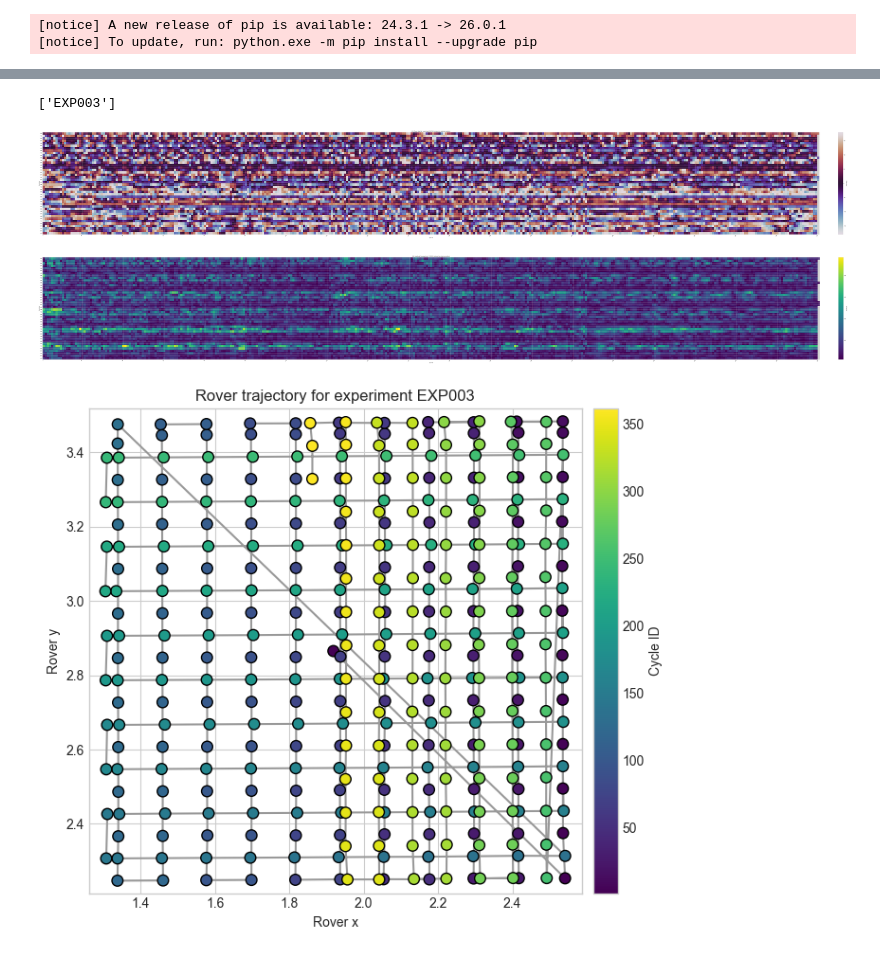
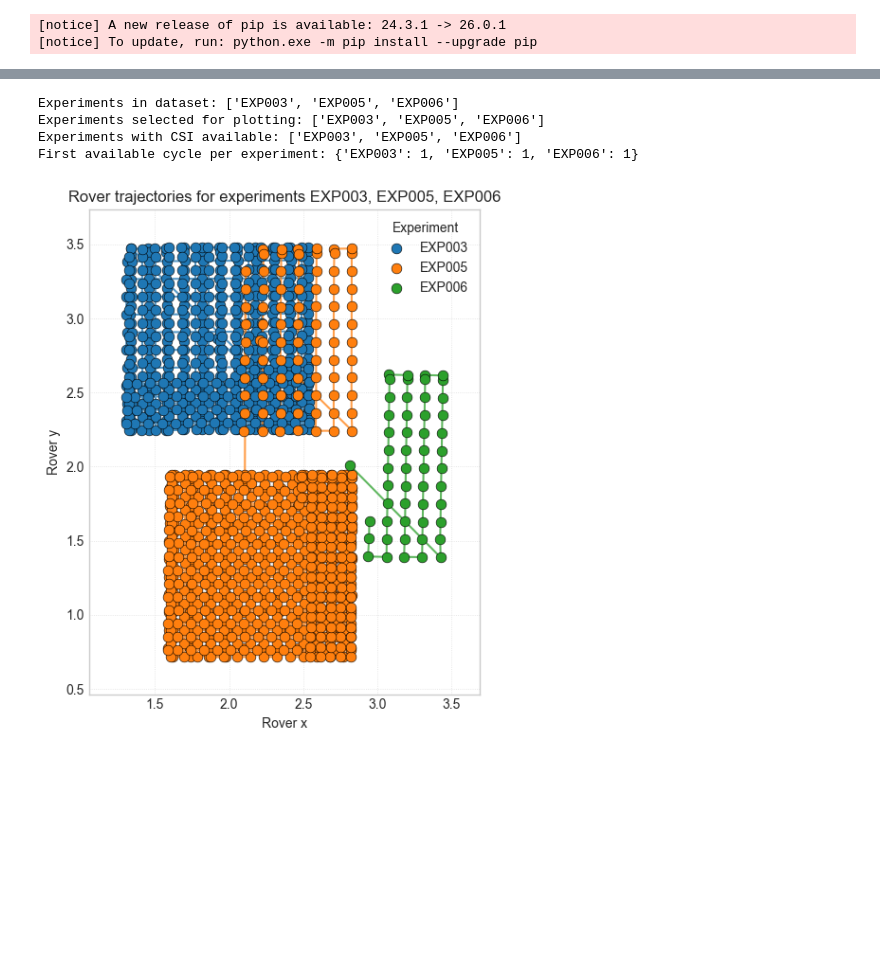
Before and after one commit to techtile-by-dramco/ELLIIIT-dataset-26, a Jupyter notebook: processing/plot_csi_positions.ipynb, the cells around one changed output, grey strips where cells are left out. Cells and saved outputs as stored; diff of their text form; code cells hidden in the pictures; blank space fills up the shorter version.

```diff
--- a/processing/plot_csi_positions.ipynb
+++ b/processing/plot_csi_positions.ipynb
@@ -1051,18 +1413,47 @@ def plot_trajectory(ds, experiment_id):
 # %%
 experiment_ids = ds['experiment_id'].values.astype(str).tolist()
-experiment_ids
+selected_experiment_ids = experiment_ids.copy()
+
+first_available_cycle_ids = {}
+for selected_experiment_id in selected_experiment_ids:
+    selected_experiment = ds.sel(experiment_id=selected_experiment_id)
+    available_cycle_ids = selected_experiment['cycle_id'].values[
+        (selected_experiment['csi_available'].values > 0).any(axis=1)
+    ]
+    if available_cycle_ids.size == 0:
+        print(f'No CSI available for experiment: {selected_experiment_id}')
+        continue
+    first_available_cycle_ids[selected_experiment_id] = int(available_cycle_ids[0])
+
+plottable_experiment_ids = list(first_available_cycle_ids)
+
+print(f'Experiments in dataset: {experiment_ids}')
+print(f'Experiments selected for plotting: {selected_experiment_ids}')
+print(f'Experiments with CSI available: {plottable_experiment_ids}')
+print(f'First available cycle per experiment: {first_available_cycle_ids}')
 # %% [output]
-['EXP003']
+Experiments in dataset: ['EXP003', 'EXP005', 'EXP006']
+Experiments selected for plotting: ['EXP003', 'EXP005', 'EXP006']
+Experiments with CSI available: ['EXP003', 'EXP005', 'EXP006']
+First available cycle per experiment: {'EXP003': 1, 'EXP005': 1, 'EXP006': 1}
 # %%
+# print(f'Combined heatmaps and trajectory for {plottable_experiment_ids}')
+# plot_phase_heatmap(ds, plottable_experiment_ids)
+# plt.show()
+# plot_amplitude_heatmap(ds, plottable_experiment_ids)
+# plt.show()
+plot_trajectory(ds, plottable_experiment_ids)
+plt.show()
 
-plot_phase_heatmap(ds, experiment_id)
-plt.show()
-plot_amplitude_heatmap(ds, experiment_id)
-plt.show()
-plot_trajectory(ds, experiment_id)
-plt.show()
+# Optional separate plots:
+# for selected_experiment_id in plottable_experiment_ids:
+#     print(f'Heatmaps and trajectory for {selected_experiment_id}')
+#     plot_phase_heatmap(ds, selected_experiment_id)
+#     plt.show()
+#     plot_amplitude_heatmap(ds, selected_experiment_id)
+#     plt.show()
+#     plot_trajectory(ds, selected_experiment_id)
+#     plt.show()
 # %% [output]
-[figure, old version]
+[figure, new version]
-[figure, removed]
-[figure, removed]
 # %%
```
Also changed, not shown: parts of 6 cells of this notebook, 3 other files.
